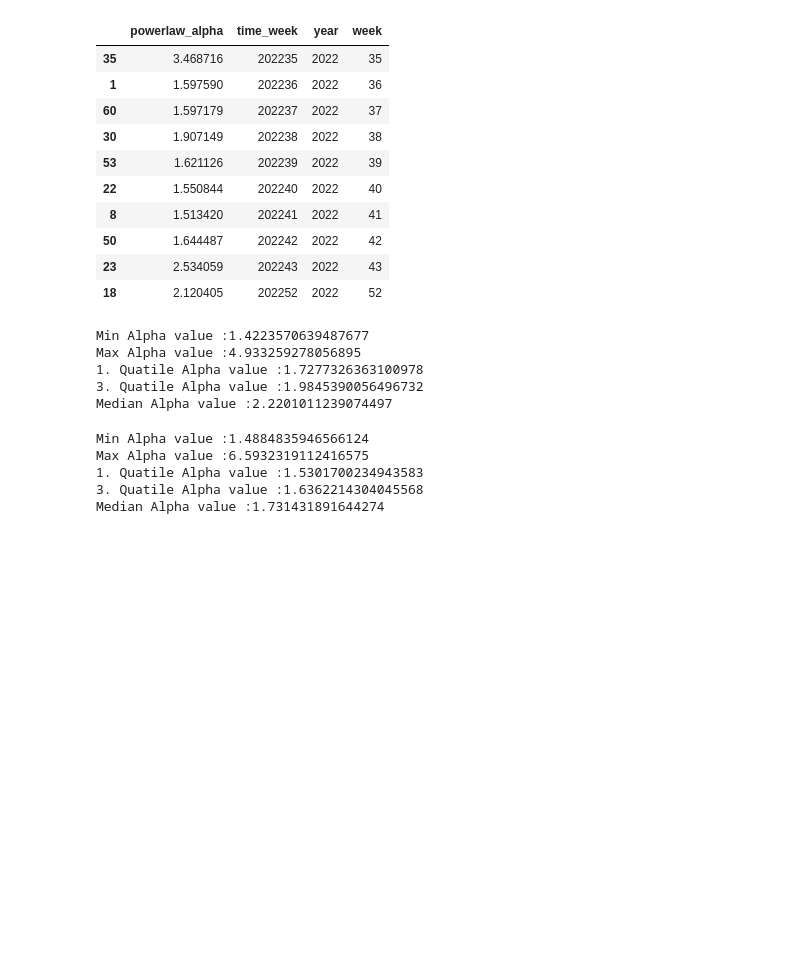
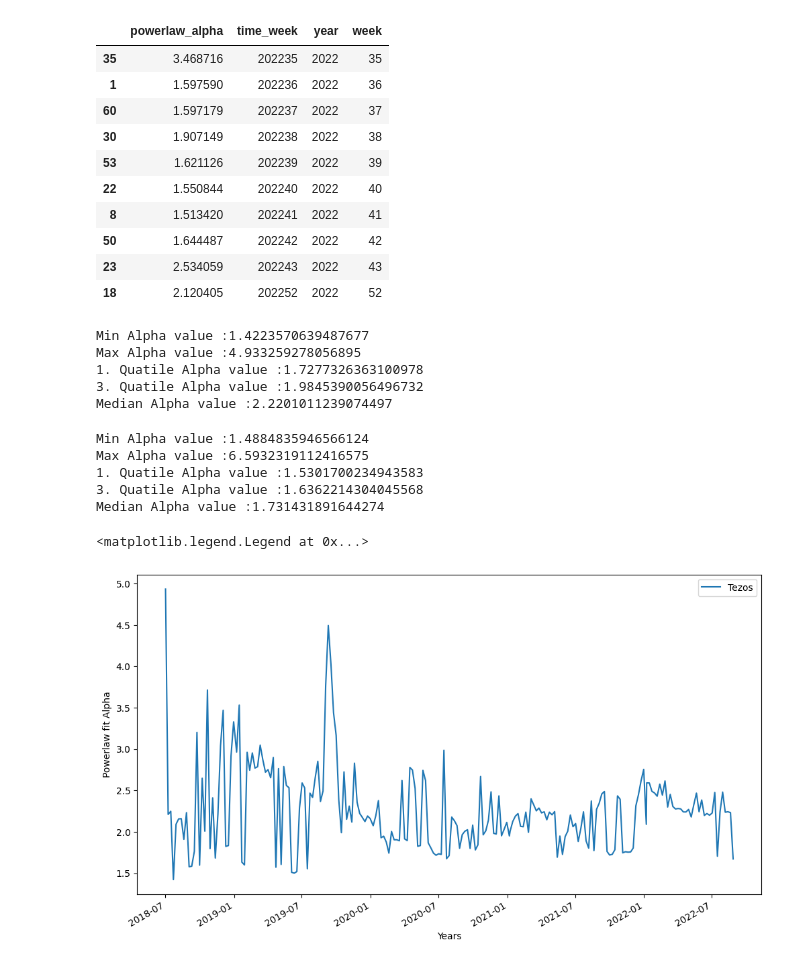
Before and after one commit to Ankan0011/masterthesisUZH, a Jupyter notebook: tezos-indexer/ploting/powerfit.ipynb, the cells around one changed output. Saved outputs shown, nothing was run; the diff lists cells and outputs as text; code cells hidden in the pictures; blank space fills up the shorter version.

```diff
--- a/tezos-indexer/ploting/powerfit.ipynb
+++ b/tezos-indexer/ploting/powerfit.ipynb
@@ -87,3 +87,16 @@ Max Alpha value :6.5932319112416575
 1. Quatile Alpha value :1.5301700234943583
 3. Quatile Alpha value :1.6362214304045568
 Median Alpha value :1.731431891644274
+# %%
+# Determine the date
+df['date'] = pd.to_datetime(df.assign(day=1, month=1)[['year', 'month', 'day']])+pd.to_timedelta(df.week*7, unit='days')
+
+# Plot
+fig, ax = plt.subplots()
+df.plot(x='date', y='powerlaw_alpha', ax=ax, figsize=(12,7))
+ax.set_xlabel('Years')
+ax.set_ylabel('Powerlaw fit Alpha')
+ax.legend(['Tezos'])
+# %% [output]
+<matplotlib.legend.Legend at 0x...>
+[figure, added]
```
Also changed, not shown: parts of 1 cell of this notebook, 4 other files.
